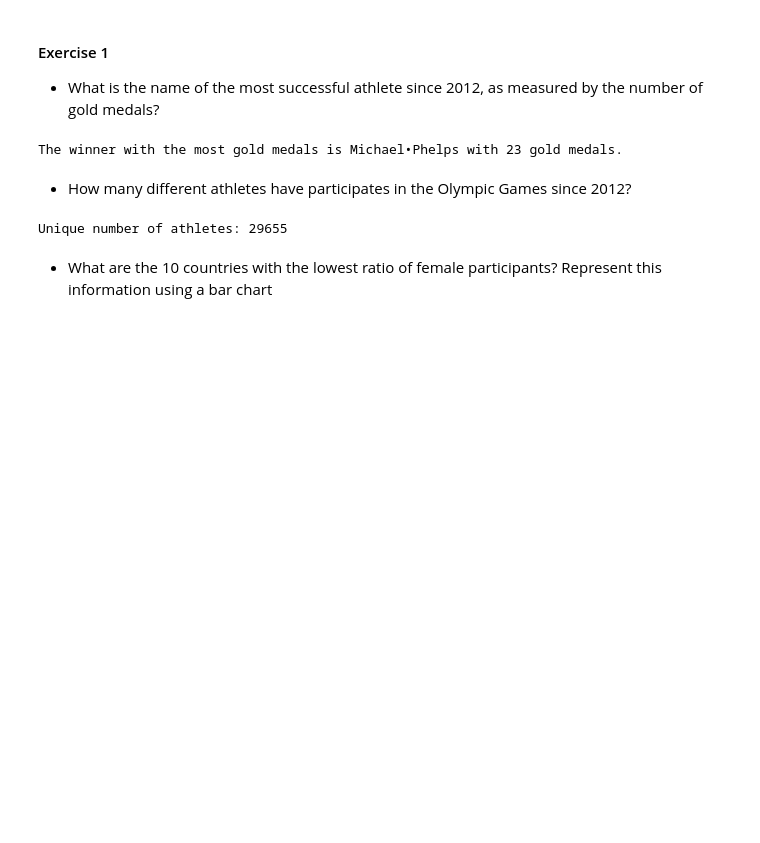
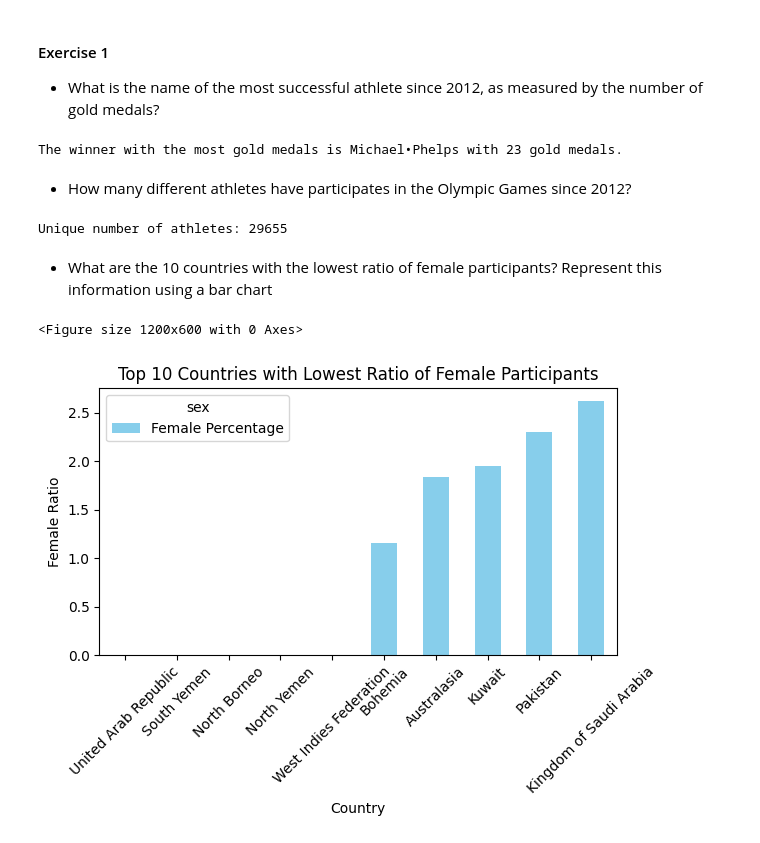
Before and after one commit to MartinDieCooleSocke420/1sem_tools_and_programming, a Jupyter notebook: Brinkmann_Brucker.ipynb, the cells around one changed output. Cells and saved outputs as stored; diff of their text form; code cells hidden in the pictures; blank space fills up the shorter version.

```diff
--- a/Brinkmann_Brucker.ipynb
+++ b/Brinkmann_Brucker.ipynb
@@ -62,3 +63,27 @@ print(f"Unique number of athletes: {result['athlete']}")
 Unique number of athletes: 29655
 # %% [markdown]
 - What are the 10 countries with the lowest ratio of female participants? Represent this information using a bar chart
+# %%
+#Was brauchen wir?
+#Wie viele Frauen und Männer pro Country gibt
+perCountry = merged_results_athletes.groupby(['country', 'sex']).size().unstack(fill_value=0)
+#Den Frauenanteil berechnen
+perCountry['Female Percentage'] = (perCountry['Female'] / (perCountry['Female'] + perCountry['Male'])) * 100
+
+#perCountry["Fraunanteil"] = perCountry["Female"] + perCountry["Male"]
+#Die letzen 10 ausgeben
+
+perCountry = perCountry.sort_values("Female Percentage").head(10)
+
+
+plt.figure(figsize=(12, 6))
+perCountry[["Female Percentage"]].plot(kind='bar', color='skyblue')
+plt.title('Top 10 Countries with Lowest Ratio of Female Participants')
+plt.xlabel('Country')
+plt.ylabel('Female Ratio')
+plt.xticks(rotation=45)
+plt.tight_layout()
+plt.show()
+# %% [output]
+<Figure size 1200x600 with 0 Axes>
+[figure, added]
```
Also changed, not shown: parts of 1 cell of this notebook, 1 other file.
